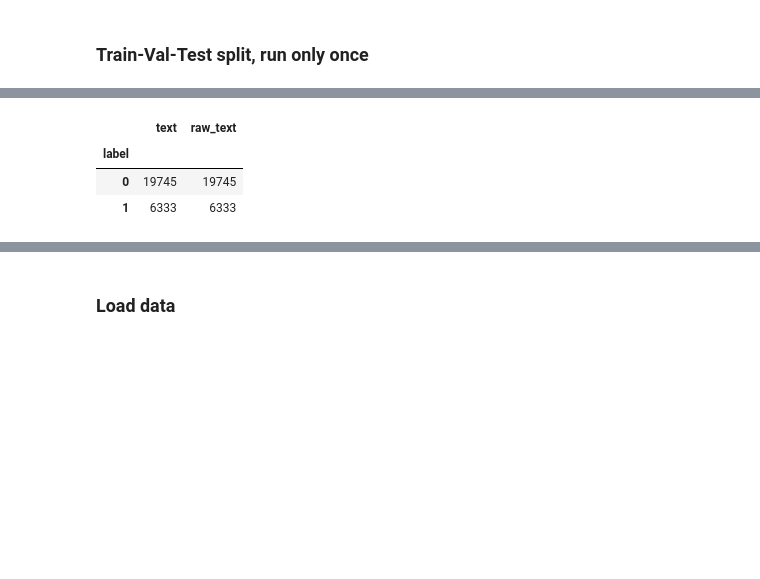
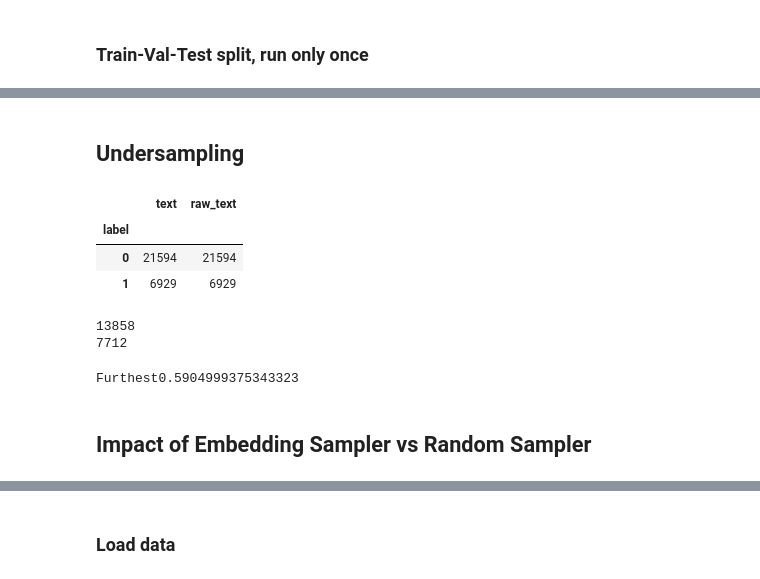
Before and after one commit to Jumpkan/DSA4266_Grp2, a Jupyter notebook: dataset_prep.ipynb, the cells around one changed output, grey strips where cells are left out. Drawn from its saved outputs; the diff is of its cells as text; code cells hidden in the pictures; blank space fills up the shorter version.

```diff
--- a/dataset_prep.ipynb
+++ b/dataset_prep.ipynb
@@ -8,15 +8,17 @@ if torch.cuda.is_available():
 import pandas as pd
 import numpy as np
 from sklearn.model_selection import train_test_split
-from transformers import BertTokenizerFast, DataCollatorWithPadding, AutoModelForSequenceClassification, TrainingArguments, Trainer, pipeline
+from transformers import BertTokenizerFast, RobertaTokenizerFast, DataCollatorWithPadding, AutoModelForSequenceClassification, TrainingArguments, Trainer, pipeline
 from sentence_transformers import SentenceTransformer
 from tqdm import tqdm
 import evaluate
 import random
 import heapq
 path = '/app/Data/'
-model_path = 'google-bert/bert-base-uncased'
-tokenizer = BertTokenizerFast.from_pretrained(model_path)
+# model_path = 'google-bert/bert-base-uncased'
+# tokenizer = BertTokenizerFast.from_pretrained(model_path)
+model_path = 'FacebookAI/roberta-base'
+tokenizer = RobertaTokenizerFast.from_pretrained(model_path)
 # %% [output]
 True
 NVIDIA GeForce RTX 3080
@@ -39,25 +45,6 @@ def load_data(path,tokenized=False):
     return full_ds
 # %% [markdown]
 ### Train-Val-Test split, run only once
-# %%
-def preprocess_function(id,example):
-    text = example['processed']
-    label = example['class']
-    tokens = tokenizer.encode(text)
-    out = []
-    if len(tokens) <= 512:
-        out.append([tokens,label,id])
-        return out
-    else:
-        cls_token = tokens[0]
-        sep_token = tokens[-1]
-        tokens = tokens[1:-1] # remove CLS and SEP tokens
-        chunks = [tokens[i:i+500] for i in range(0,len(tokens),500)]
-        for c in chunks: # add back CLS and SEP tokens
-            c.insert(0,cls_token)
-            c.append(sep_token)
-            out.append([c,label,id])
-        return out
 # %%
 def shorten(text):
     words = text.split(" ")
@@ -88,8 +75,8 @@ def preprocess(df):
     ids = []
     mapping = {"ham":0,"spam":1}
     for i,row in tqdm(df.iterrows()):
-        new_df["raw_text"].append(row['processed'])
-        tokens, label, idx = preprocess_function_2(i,row)
+        new_df["raw_text"].append(" ".join(row['processed'].split(" ")[:512]))
+        tokens, label, idx = preprocess_function(i,row)
         new_df['text'].append(tokens)
         new_df['label'].append(mapping[label])
         ids.append(idx)
@@ -101,8 +88,9 @@ df = pd.read_pickle("/app/Data/full_df.pkl")
 df = df.drop_duplicates(subset=['processed'])
 X = df['processed']
 y = df['class']
-X_tr, X_test, y_tr, y_test = train_test_split(X,y,test_size=0.2)
-X_train, X_val, y_train, y_val = train_test_split(X_tr,y_tr,test_size=0.2)
+# Split into 70%: train, 20%: validation, 10% test
+X_train, X_tr, y_train, y_tr = train_test_split(X,y,test_size=0.3)
+X_val, X_test, y_val, y_test = train_test_split(X_tr,y_tr,test_size=0.33)
 train_df = pd.DataFrame({'processed':X_train,'class':y_train})
 val_df = pd.DataFrame({'processed':X_val,'class':y_val})
 test_df = pd.DataFrame({'processed':X_test,'class':y_test})
@@ -180,10 +223,14 @@ class Undersample:
+# %% [markdown]
+## Undersampling
 # %%
 train_spam = train_df[train_df.label==1].copy()
 train_ham = train_df[train_df.label==0].copy()
 train_ham_embed = pd.merge(train_ham, embedding_df, left_index=True, right_index=True)
+train_spam_embed = pd.merge(train_spam, embedding_df, left_index=True, right_index=True)
+# Class imbalance
 train_df.groupby(["label"]).count()
 # %% [output]
 |  | text | raw_text |
 | label |  |  |
-| 0 | 19745 | 19745 |
-| 1 | 6333 | 6333 |
+| 0 | 21594 | 21594 |
+| 1 | 6929 | 6929 |
@@ -190,4 +248,16 @@ train_df.groupby(["label"]).count()
+# %%
+# Undersample with augmentation
+undersampler = Undersample(full_spam_embed)
+train_spam_sampled = undersampler.select_threshold(0.95) # Threshold used to weed out examples that are too similar
+print(f"Length of full spam dataset: {len(full_spam_embed)}")
+print(f"Length of dataset after undersampling: {len(train_spam_sampled)}")
+# %% [output]
+13858
+7712
 # %%
+# Undersample Ham dataset to match number of spam examples
 undersampler = Undersample(train_ham_embed)
-train_ham_sampled = undersampler.select_n(len(train_spam))
+train_ham_sampled = undersampler.select_n(len(train_spam_sampled))
+# %% [output]
+Furthest0.5904999375343323
 # %%
@@ -201,3 +272,5 @@ test_ds = Dataset.from_pandas(test_df,split='test')
 train_ds.save_to_disk(path+'/train_ds')
 test_ds.save_to_disk(path+'/test_ds')
 val_ds.save_to_disk(path+'/val_ds')
+# %% [markdown]
+## Impact of Embedding Sampler vs Random Sampler
```
Also changed, not shown: parts of 26 cells of this notebook, 1 other file.
